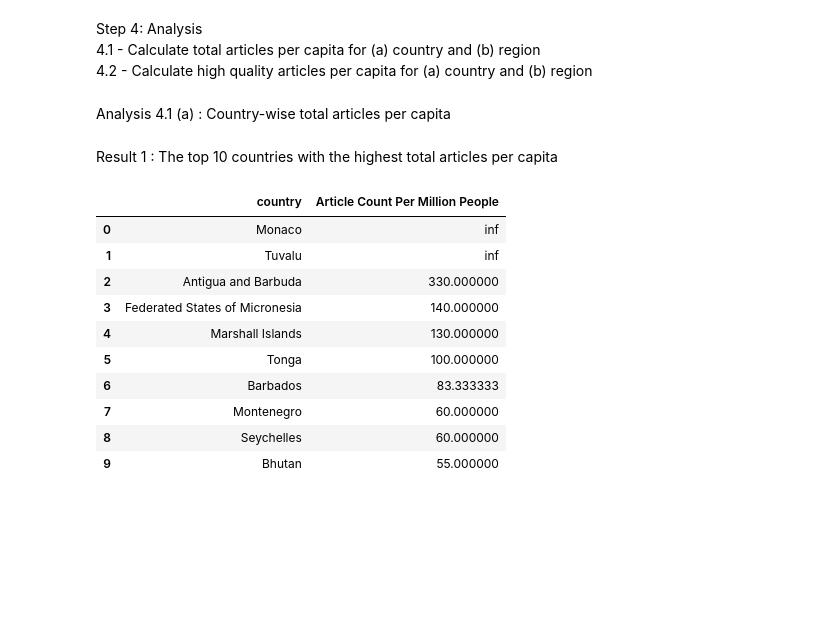
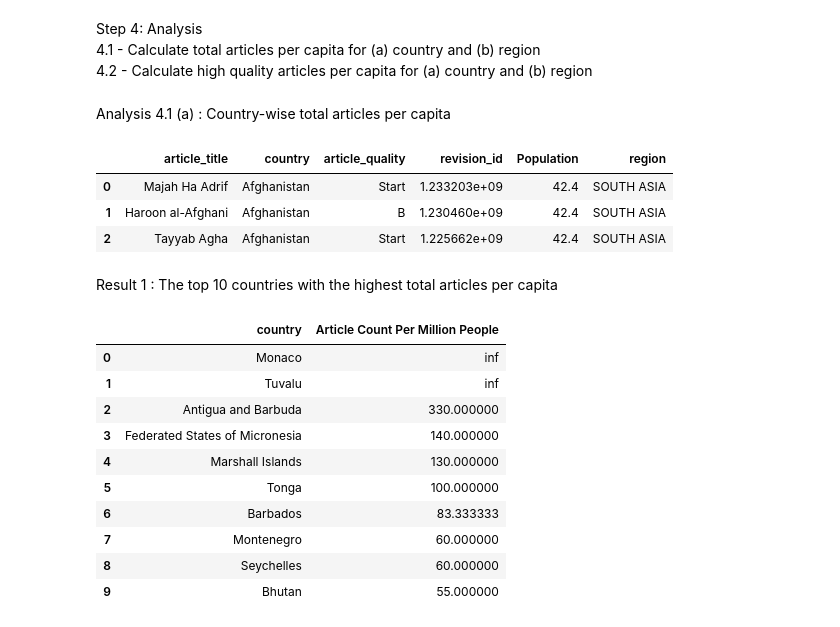
Before and after one commit to manya28/DATA-512-Assignments, a Jupyter notebook: data-512-homework_2/main-workflow.ipynb, the cells around one changed output. Cells and saved outputs as stored; diff of their text form; code cells hidden in the pictures; blank space fills up the shorter version.

Commit message:
Reading dataframe from wp_politicians_by_country.csv

```diff
--- a/data-512-homework_2/main-workflow.ipynb
+++ b/data-512-homework_2/main-workflow.ipynb
@@ -444,6 +444,14 @@ Step 4: Analysis \
 4.2 - Calculate high quality articles per capita for (a) country and (b) region
 # %% [markdown]
 Analysis 4.1 (a) : Country-wise total articles per capita
+# %%
+merged_df = pd.read_csv("wp_politicians_by_country.csv").drop("Unnamed: 0", axis=1)
+merged_df.head(3)
+# %% [output]
+|  | article_title | country | article_quality | revision_id | Population | region |
+| 0 | Majah Ha Adrif | Afghanistan | Start | 1.233203e+09 | 42.4 | SOUTH ASIA |
+| 1 | Haroon al-Afghani | Afghanistan | B | 1.230460e+09 | 42.4 | SOUTH ASIA |
+| 2 | Tayyab Agha | Afghanistan | Start | 1.225662e+09 | 42.4 | SOUTH ASIA |
 # %%
 country_wise_article_coverage = merged_df.groupby('country').agg(article_count = ('country', 'size'),
                                                                        Population = ('Population', 'mean'),
```
Also changed, not shown: parts of 1 cell of this notebook.
